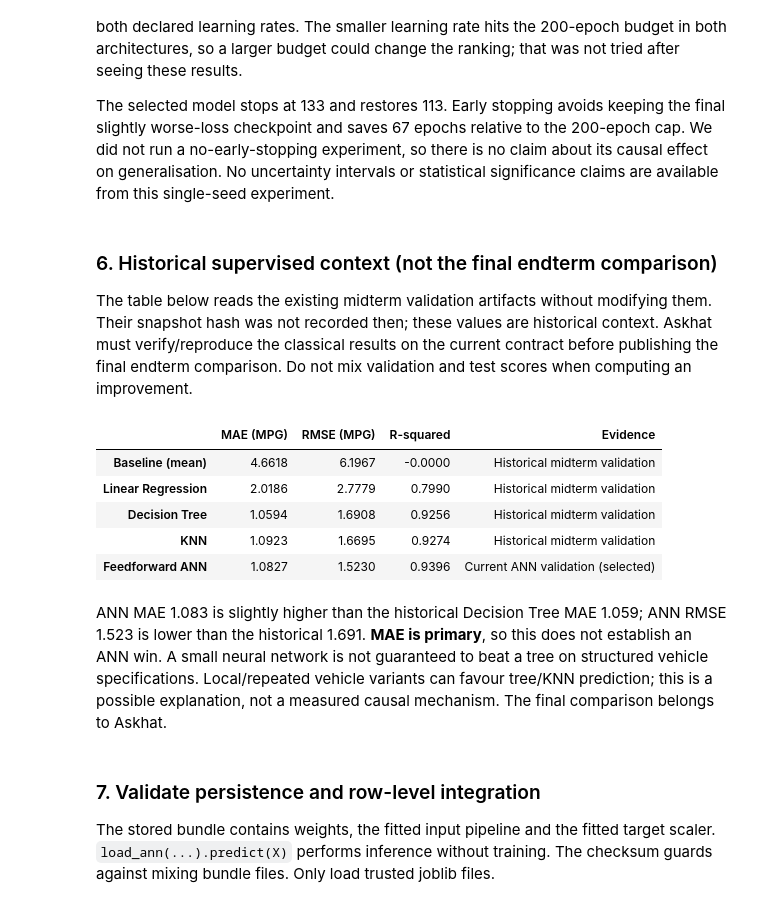
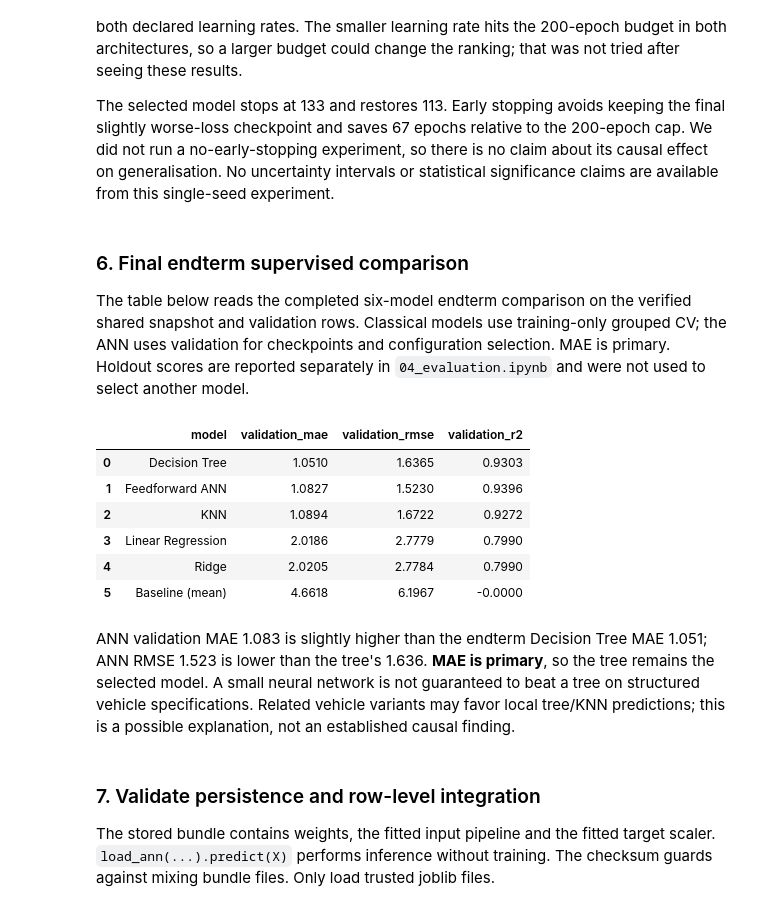
Before and after one commit to btwamibatman/vehicle-fuel-efficiency-ml, a Jupyter notebook: notebooks/endterm/03_ann.ipynb, the cells around one changed output. Cells and saved outputs as stored; diff of their text form; code cells hidden in the pictures.

Commit message:
docs: add endterm documentation and notebooks

```diff
--- a/notebooks/endterm/03_ann.ipynb
+++ b/notebooks/endterm/03_ann.ipynb
@@ -228,37 +227,27 @@ the final slightly worse-loss checkpoint and saves 67 epochs relative to the
 about its causal effect on generalisation. No uncertainty intervals or
 statistical significance claims are available from this single-seed experiment.
 # %% [markdown]
-### 6. Historical supervised context (not the final endterm comparison)
+### 6. Final endterm supervised comparison
 
-The table below reads the existing midterm validation artifacts without modifying
-them. Their snapshot hash was not recorded then; these values are historical
-context. Askhat must verify/reproduce the classical results on the current
-contract before publishing the final endterm comparison. Do not mix validation
-and test scores when computing an improvement.
+The table below reads the completed six-model endterm comparison on the verified shared snapshot and validation rows. Classical models use training-only grouped CV; the ANN uses validation for checkpoints and configuration selection. MAE is primary. Holdout scores are reported separately in `04_evaluation.ipynb` and were not used to select another model.
 # %%
-historical = json.loads((ROOT / 'reports/results/model_comparison.json').read_text())
-context = pd.DataFrame({name: result['validation']
-                        for name, result in historical['models'].items()}).T
-context['Evidence'] = 'Historical midterm validation'
-context.loc['Feedforward ANN', ['mae', 'rmse', 'r2']] = [
-    metrics['validation'][k] for k in ('mae', 'rmse', 'r2')]
-context.loc['Feedforward ANN', 'Evidence'] = 'Current ANN validation (selected)'
-display(context.rename(columns={'mae': 'MAE (MPG)', 'rmse': 'RMSE (MPG)',
-                               'r2': 'R-squared'}).round(4))
+comparison = pd.read_csv(RESULTS_DIR / 'model_comparison_validation.csv')
+ann_row = comparison.set_index('model').loc['Feedforward ANN']
+for metric in ('mae', 'rmse', 'r2'):
+    np.testing.assert_allclose(ann_row[f'validation_{metric}'],
+                               metrics['validation'][metric], rtol=0, atol=1e-4)
+display(comparison[['model', 'validation_mae', 'validation_rmse',
+                    'validation_r2']].round(4))
 # %% [output]
-|  | MAE (MPG) | RMSE (MPG) | R-squared | Evidence |
-| Baseline (mean) | 4.6618 | 6.1967 | -0.0000 | Historical midterm validation |
-| Linear Regression | 2.0186 | 2.7779 | 0.7990 | Historical midterm validation |
-| Decision Tree | 1.0594 | 1.6908 | 0.9256 | Historical midterm validation |
-| KNN | 1.0923 | 1.6695 | 0.9274 | Historical midterm validation |
-| Feedforward ANN | 1.0827 | 1.5230 | 0.9396 | Current ANN validation (selected) |
+|  | model | validation_mae | validation_rmse | validation_r2 |
+| 0 | Decision Tree | 1.0510 | 1.6365 | 0.9303 |
+| 1 | Feedforward ANN | 1.0827 | 1.5230 | 0.9396 |
+| 2 | KNN | 1.0894 | 1.6722 | 0.9272 |
+| 3 | Linear Regression | 2.0186 | 2.7779 | 0.7990 |
+| 4 | Ridge | 2.0205 | 2.7784 | 0.7990 |
+| 5 | Baseline (mean) | 4.6618 | 6.1967 | -0.0000 |
 # %% [markdown]
-ANN MAE 1.083 is slightly higher than the historical Decision Tree MAE 1.059;
-ANN RMSE 1.523 is lower than the historical 1.691. **MAE is primary**, so this
-does not establish an ANN win. A small neural network is not guaranteed to beat
-a tree on structured vehicle specifications. Local/repeated vehicle variants
-can favour tree/KNN prediction; this is a possible explanation, not a measured
-causal mechanism. The final comparison belongs to Askhat.
+ANN validation MAE 1.083 is slightly higher than the endterm Decision Tree MAE 1.051; ANN RMSE 1.523 is lower than the tree's 1.636. **MAE is primary**, so the tree remains the selected model. A small neural network is not guaranteed to beat a tree on structured vehicle specifications. Related vehicle variants may favor local tree/KNN predictions; this is a possible explanation, not an established causal finding.
 # %% [markdown]
 ### 7. Validate persistence and row-level integration
 
```
Also changed, not shown: parts of 5 cells of this notebook, 24 other files.
